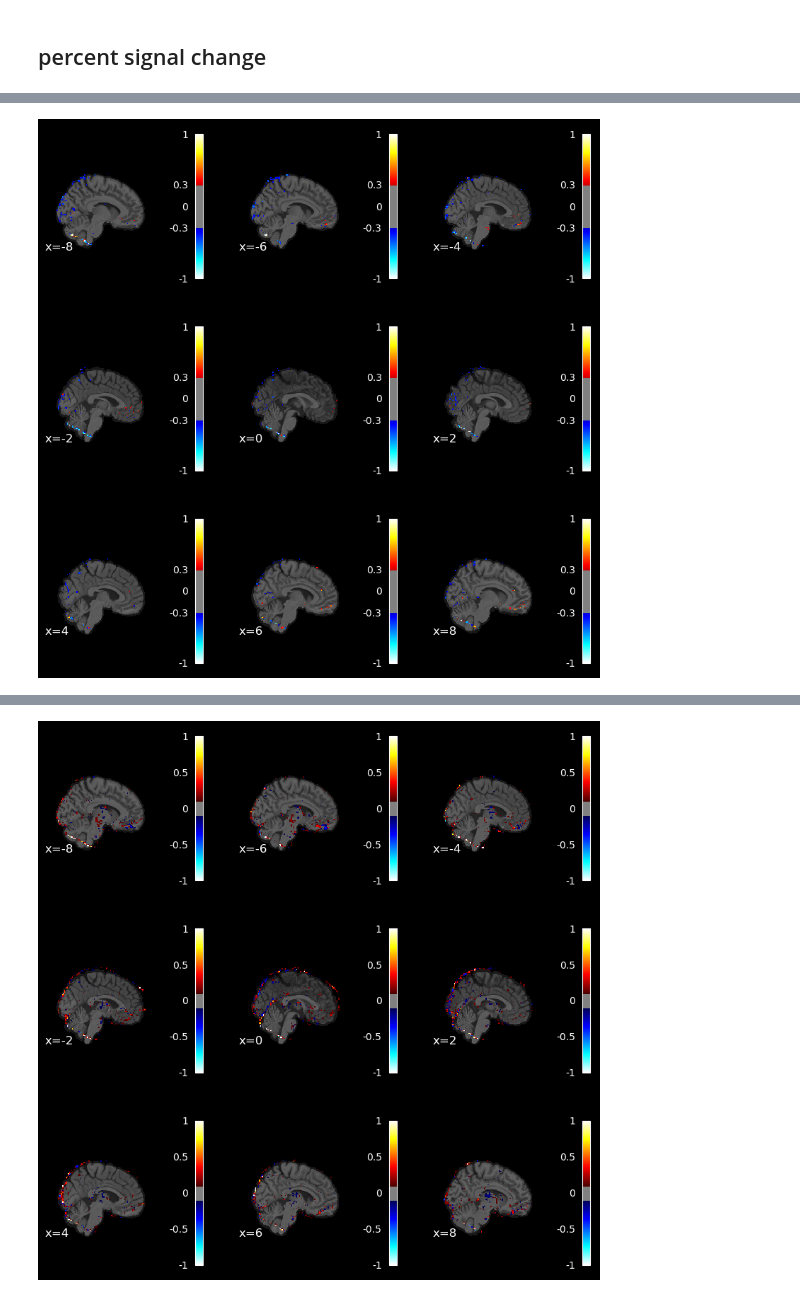
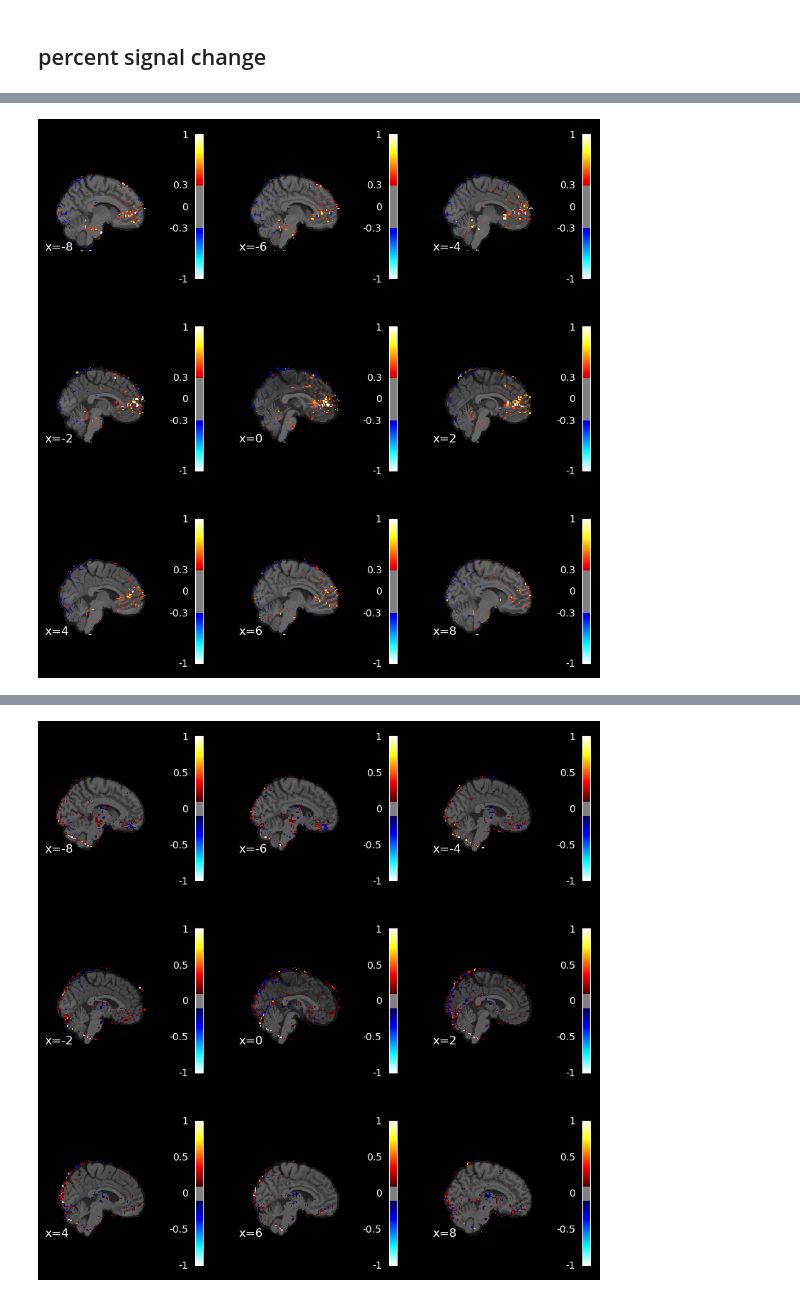
Before and after one commit to dmochow/fus, a Jupyter notebook: code/analyze_processed_bold_single_condition_block.ipynb, the cells around one changed output, grey strips where cells are left out. Cells and saved outputs as stored; diff of their text form; code cells hidden in the pictures.

```diff
--- a/code/analyze_processed_bold_single_condition_block.ipynb
+++ b/code/analyze_processed_bold_single_condition_block.ipynb
@@ -99,21 +152,21 @@ sigma_pct_change_rec_img = nib.Nifti1Image(sigma_pct_change_rec, affine=target_a
 # %%
 nrows=3
 ncols=3
 fig1, ax1 = plt.subplots(nrows, ncols, figsize=(10, 10))
 cut_coords = range(-8,9,2)
 for i, coord in enumerate(cut_coords):
 
     # convert index i from an integer between 0 and 19 to a row and column index
     ii = np.unravel_index(i, (nrows, ncols))
     row = ii[0]
     col = ii[1]
-    plotting.plot_stat_map(sigma_pct_change_img, bg_img = anat,
+    plotting.plot_stat_map(sigma_pct_change_rec_img, bg_img = anat,
                            threshold=0.3, display_mode = 'x', cut_coords=[coord], axes=ax1[row,col], vmax = 1)
 
 fig1.patch.set_facecolor('black')
 plt.savefig(f"sub-{subject_idx:02d}_sigma_pct_change.png", dpi=300, facecolor='grey')
 # %% [output]
-[figure, old version]
+[figure, new version]
 # %%
 nrows=3
 ncols=3
```
Also changed, not shown: parts of 13 cells of this notebook, 3 other files.
